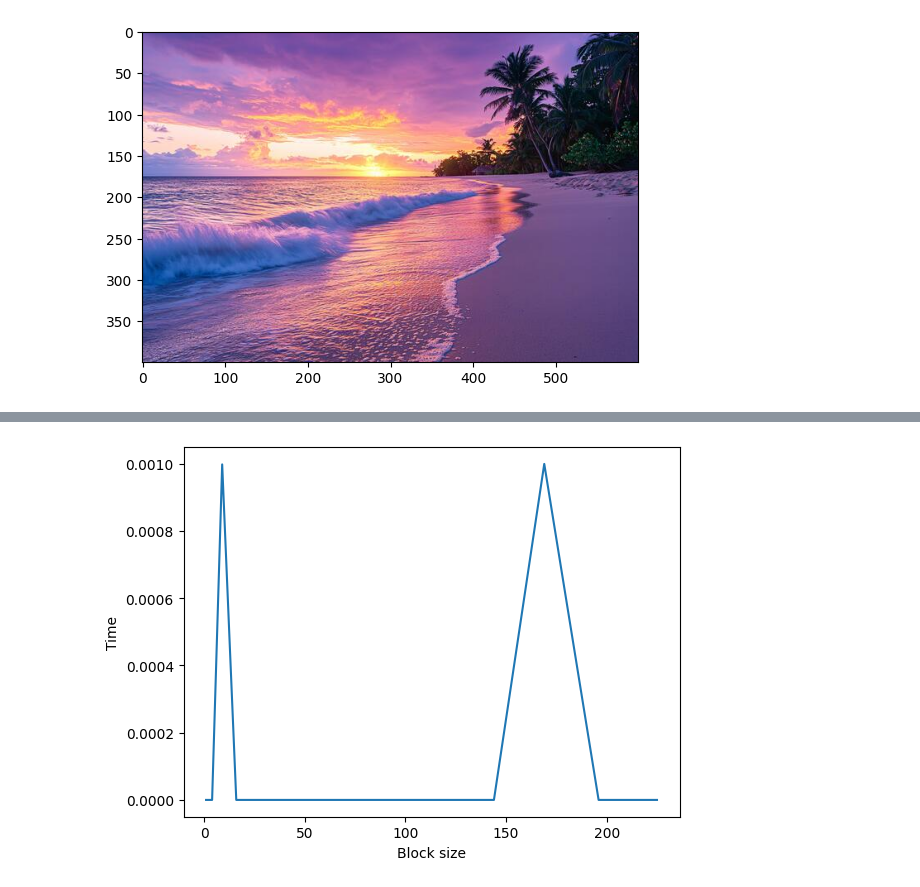
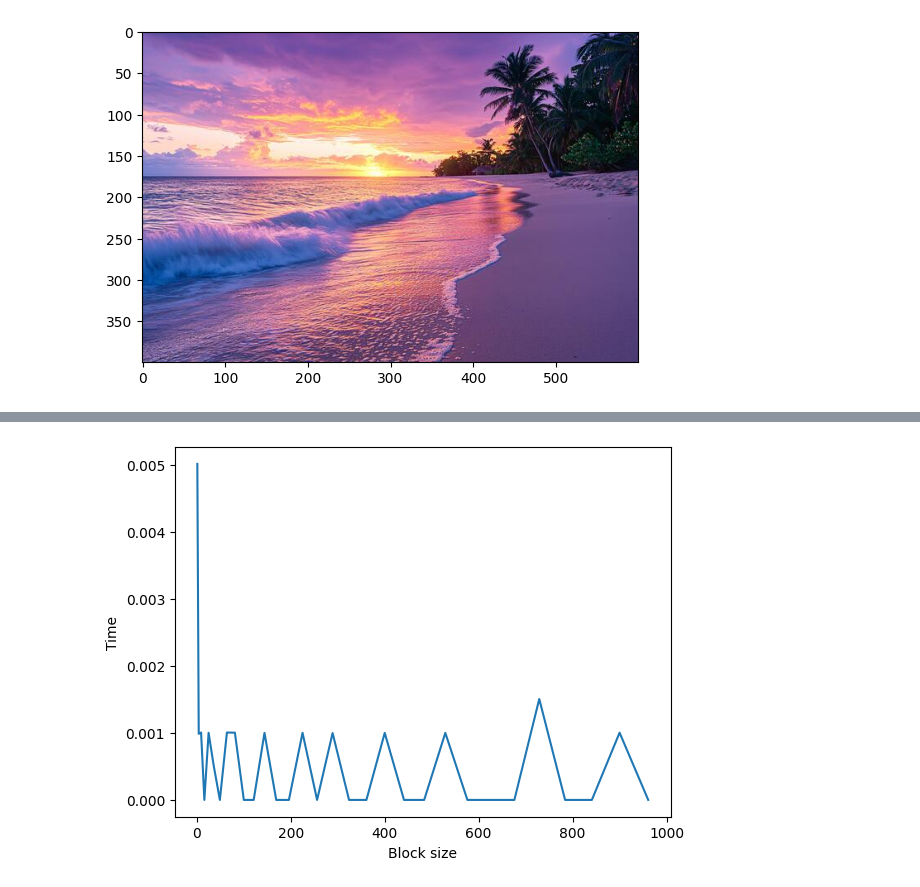
Before and after one commit to Hoang-H-Nguyen/advancedhpc2025, a Jupyter notebook: lab4.ipynb, the cells around one changed output, grey strips where cells are left out. Saved outputs shown, nothing was run; the diff lists cells and outputs as text; code cells hidden in the pictures.

```diff
--- a/lab4.ipynb
+++ b/lab4.ipynb
@@ -42,29 +42,30 @@ Elapsed GPU time = 0.2535581588745117s
 # %%
 def different_block_size(threadsperblock_value_list):
     values = []
     for threadsperblock in threadsperblock_value_list:
         blockspergrid_x = math.ceil(height / threadsperblock[0])
         blockspergrid_y = math.ceil(width / threadsperblock[1])
         blockspergrid = (blockspergrid_x, blockspergrid_y)
         # print(blockspergrid)
 
         start = time.time()
         gpu_color2rgb_2d[blockspergrid, threadsperblock](img_array, gray_img_ary)
+        cuda.synchronize()
         end = time.time()
         duration = end - start
         values.append((threadsperblock[0]*threadsperblock[1], duration))
     return values
 
-threadsperblock_values_init = np.arange(1, 16, 1)
+threadsperblock_values_init = np.arange(1, 32, 1)
 threadsperblock_value_list = []
 for v in threadsperblock_values_init:
     threadsperblock_value_list.append((v, v))
 values = different_block_size(threadsperblock_value_list)
 threadsperblock_val = [value[0] for value in values]
 time_val = [value[1] for value in values]
 plt.plot(threadsperblock_val, time_val)
 plt.xlabel("Block size")
 plt.ylabel("Time")
 plt.show()
 # %% [output]
-[figure, old version]
+[figure, new version]
```
Also changed, not shown: parts of 1 cell of this notebook, 1 other file.
